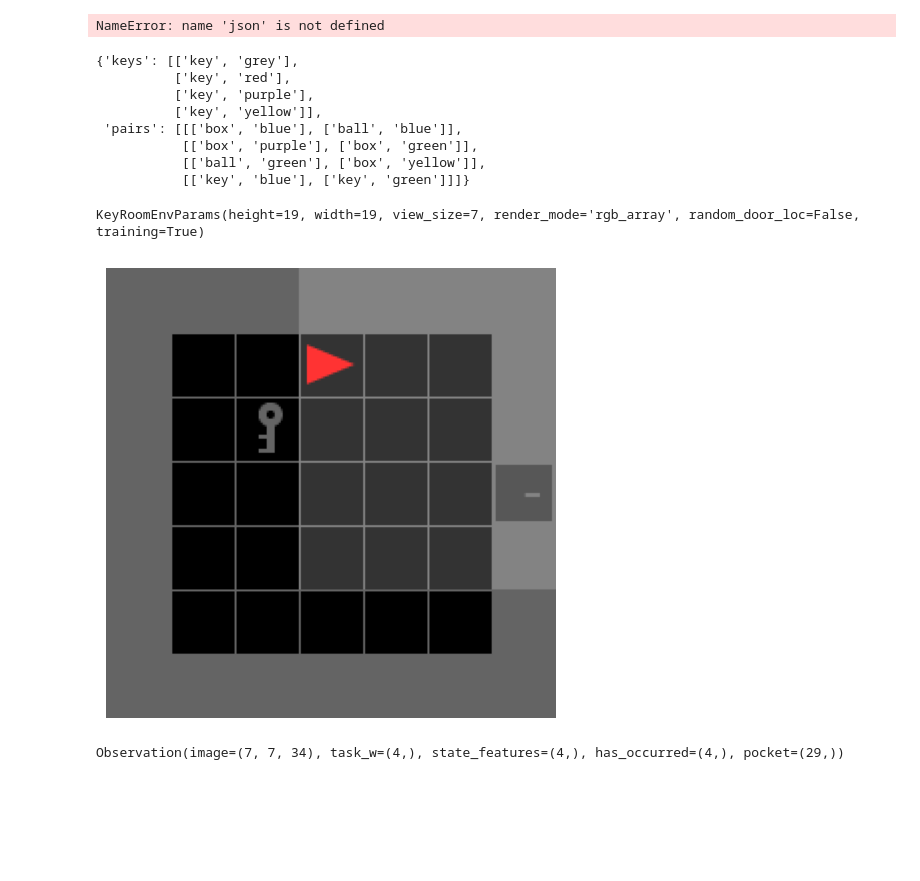
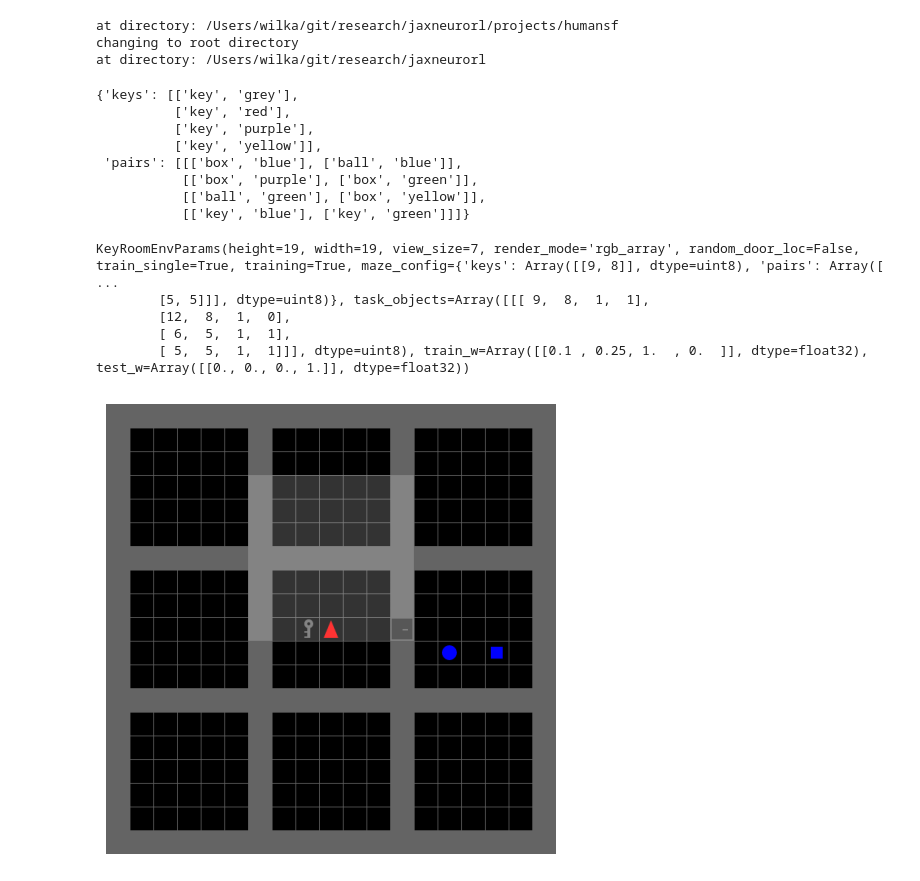
Before and after one commit to wcarvalho/jaxneurorl, a Jupyter notebook: projects/humansf/keyroom-test.ipynb, the cells around one changed output. Drawn from its saved outputs; the diff is of its cells as text; code cells hidden in the pictures; blank space fills up the shorter version.

Commit message:
single room + multiroom working. reward works. termination works

```diff
--- a/projects/humansf/keyroom-test.ipynb
+++ b/projects/humansf/keyroom-test.ipynb
@@ -1,4 +1,15 @@
 # %%
 %load_ext autoreload
 %autoreload 2
+# %%
+import os
+import sys
+print("at directory:", os.getcwd())
+print("changing to root directory")
+os.chdir("../..")
+print("at directory:", os.getcwd())
+# %% [output]
+at directory: /Users/wilka/git/research/jaxneurorl/projects/humansf
+changing to root directory
+at directory: /Users/wilka/git/research/jaxneurorl
 # %%
@@ -16,18 +32,17 @@ import minigrid_common
 # %%
 # Open the file and load the JSON data
-with open("maze_pairs.json", "r") as file:
+with open("projects/humansf/maze_pairs.json", "r") as file:
     maze_config = json.load(file)[0]
-# %% [output]
-NameError: name 'json' is not defined
 # %%
 from pprint import pprint
 
 
 pprint(maze_config)
 
-env = keyroom.KeyRoom(
-    maze_config=keyroom.shorten_maze_config(maze_config, 1))
-env_params = env.default_params()
+env = keyroom.KeyRoom()
+env_params = env.default_params(
+    maze_config=keyroom.shorten_maze_config(maze_config, 1)
+)
 env_params
 # %% [output]
 {'keys': [['key', 'grey'],
@@ -38,22 +53,27 @@ env_params
            [['box', 'purple'], ['box', 'green']],
            [['ball', 'green'], ['box', 'yellow']],
            [['key', 'blue'], ['key', 'green']]]}
-KeyRoomEnvParams(height=19, width=19, view_size=7, render_mode='rgb_array', random_door_loc=False, training=True)
+KeyRoomEnvParams(height=19, width=19, view_size=7, render_mode='rgb_array', random_door_loc=False, train_single=True, training=True, maze_config={'keys': Array([[9, 8]], dtype=uint8), 'pairs': Array([ ...
+        [5, 5]]], dtype=uint8)}, task_objects=Array([[[ 9,  8,  1,  1],
+        [12,  8,  1,  0],
+        [ 6,  5,  1,  1],
+        [ 5,  5,  1,  1]]], dtype=uint8), train_w=Array([[0.1 , 0.25, 1.  , 0.  ]], dtype=float32), test_w=Array([[0., 0., 0., 1.]], dtype=float32))
 # %%
-rng = jax.random.PRNGKey(2)
+rng = jax.random.PRNGKey(seed)
 rng, rng_ = jax.random.split(rng)
-timestep = env.reset(rng_, env_params)
+for seed in range(0, 1):
+    rng, rng_ = jax.random.split(rng)
+    timestep = env.reset(rng_, env_params)
 
-# get image of full state
-# state_image = env.render(env_params, timestep)
-# visualizer.display_image(state_image)
+    # get image of full state
+    state_image = env.render(env_params, timestep)
+    visualizer.display_image(state_image)
 
-# get image of what agent observes (theirs is symbolic)
-obs_image = keyroom.render_room(timestep.state)
-visualizer.display_image(obs_image)
+    # # get image of what agent observes (theirs is symbolic)
+    # obs_image = keyroom.render_room(timestep.state)
+    # visualizer.display_image(obs_image)
 
-jax.tree_map(lambda x:x.shape, timestep.observation)
+    # jax.tree_map(lambda x:x.shape, timestep.observation)
 # %% [output]
-[figure, old version]
+[figure, new version]
-Observation(image=(7, 7, 34), task_w=(4,), state_features=(4,), has_occurred=(4,), pocket=(29,))
 # %%
```
Also changed, not shown: parts of 3 cells of this notebook, 2 other files.
